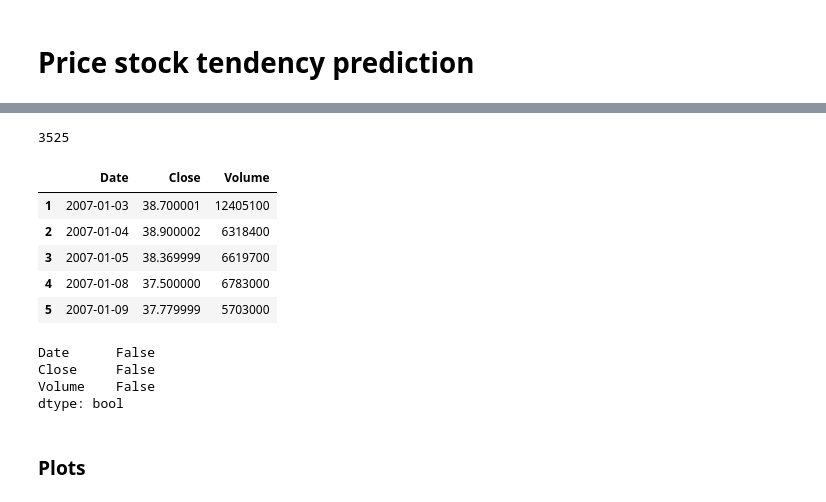
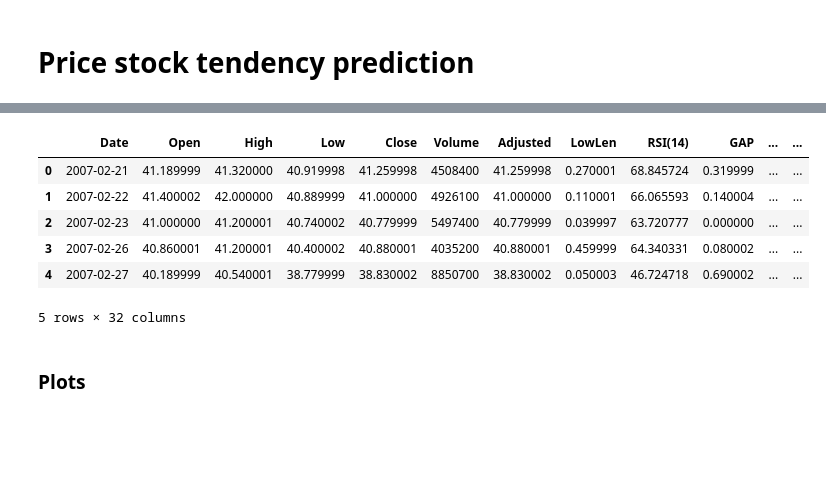
Before and after one commit to Naralas/StonksMarketPrediction, a Jupyter notebook: notebooks/StockPriceTendencyPrediction.ipynb, the cells around one changed output, grey strips where cells are left out. Drawn from its saved outputs; the diff is of its cells as text; code cells hidden in the pictures; blank space fills up the shorter version.

```diff
--- a/notebooks/StockPriceTendencyPrediction.ipynb
+++ b/notebooks/StockPriceTendencyPrediction.ipynb
@@ -40,22 +26,15 @@ keep_columns = ['Date', price_column, 'Volume']
-# %%
-df = df.loc[:, keep_columns]
-
-print(len(df))
-df.head()
-# %% [output]
-3525
-|  | Date | Close | Volume |
-| 1 | 2007-01-03 | 38.700001 | 12405100 |
-| 2 | 2007-01-04 | 38.900002 | 6318400 |
-| 3 | 2007-01-05 | 38.369999 | 6619700 |
-| 4 | 2007-01-08 | 37.500000 | 6783000 |
-| 5 | 2007-01-09 | 37.779999 | 5703000 |
-# %%
-df.isna().any()
-# %% [output]
-Date      False
-Close     False
-Volume    False
-dtype: bool
+# %%
+from datasets.stocks_data_wrapper import StocksDataWrapper
+data_wrapper = StocksDataWrapper.read_from(f"{DATA_PATH}{quotation}{FILE_SUFFIX}")
+data_wrapper.compute_features(predict_n=1)
+data_wrapper.head()
+# %% [output]
+|  | Date | Open | High | Low | Close | Volume | Adjusted | LowLen | RSI(14) | GAP | ... | ... |
+| 0 | 2007-02-21 | 41.189999 | 41.320000 | 40.919998 | 41.259998 | 4508400 | 41.259998 | 0.270001 | 68.845724 | 0.319999 | ... | ... |
+| 1 | 2007-02-22 | 41.400002 | 42.000000 | 40.889999 | 41.000000 | 4926100 | 41.000000 | 0.110001 | 66.065593 | 0.140004 | ... | ... |
+| 2 | 2007-02-23 | 41.000000 | 41.200001 | 40.740002 | 40.779999 | 5497400 | 40.779999 | 0.039997 | 63.720777 | 0.000000 | ... | ... |
+| 3 | 2007-02-26 | 40.860001 | 41.200001 | 40.400002 | 40.880001 | 4035200 | 40.880001 | 0.459999 | 64.340331 | 0.080002 | ... | ... |
+| 4 | 2007-02-27 | 40.189999 | 40.540001 | 38.779999 | 38.830002 | 8850700 | 38.830002 | 0.050003 | 46.724718 | 0.690002 | ... | ... |
+5 rows × 32 columns
 # %% [markdown]
 ### Plots
```
Also changed, not shown: parts of 25 cells of this notebook, 18 other files.
